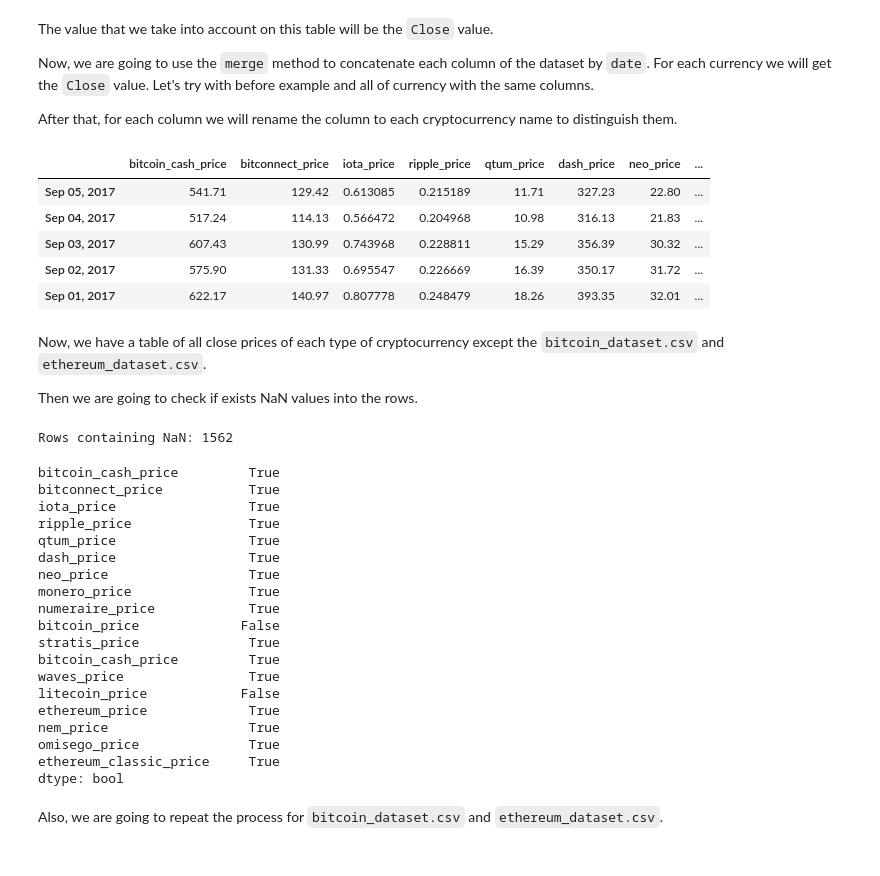
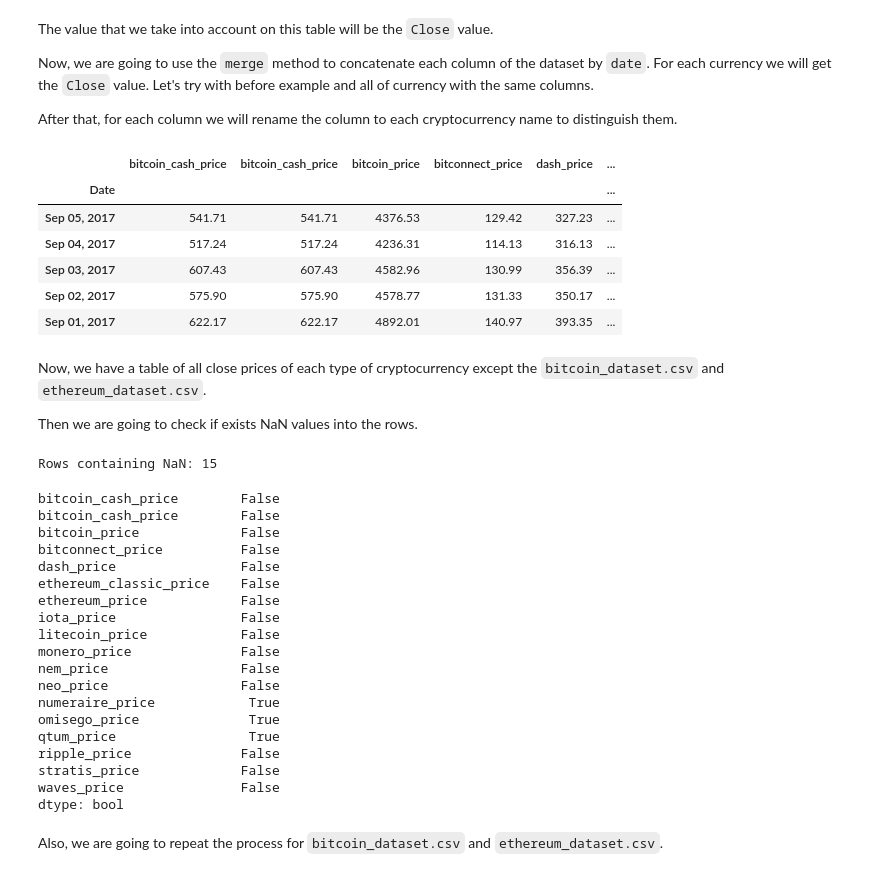
Before and after one commit to danielb05/Basic-Data-Science-UDL, a Jupyter notebook: notebooks/cryptocurrency/2. Data Cleaning.ipynb, the cells around one changed output. Cells and saved outputs as stored; diff of their text form; code cells hidden in the pictures.

```diff
--- a/notebooks/cryptocurrency/2. Data Cleaning.ipynb
+++ b/notebooks/cryptocurrency/2. Data Cleaning.ipynb
@@ -68,34 +66,33 @@ After that, for each column we will rename the column to each cryptocurrency nam
 # %%
 col_list = ["Date", "Close"]
 num = 1
 
 path = r'../../data/raw/cryptocurrencypricehistory'
-files = glob.glob(path + "/*.csv")
+files = DATA_PATH.glob('*.csv')
 
 df_cc = pd.read_csv(DATA_PATH / 'bitcoin_cash_price.csv', index_col='Date', usecols=col_list)
 df_cc.rename(columns={df_cc.columns[0]:'bitcoin_cash_price'}, inplace=True)
 
 for filename in files:
-    if filename != (path + '/bitcoin_dataset.csv') and filename != (path + '/ethereum_dataset.csv'):
-        nf = filename.split('/')
-        nf = nf[5].split('.')
+    if filename.stem != 'bitcoin_dataset' and filename.stem != 'ethereum_dataset':
+        nf = filename.stem
+        df = pd.read_csv(filename, index_col='Date', usecols=col_list)
+        #df_cc = pd.concat([df_cc, df], axis=1)
+        df_cc = df_cc.merge(df, 'left', 'Date')
 
-        df = pd.read_csv(filename, index_col='Date', usecols=col_list)
-        df_cc = pd.concat([df_cc, df], axis=1)
-        #df_cc = df_cc.merge(df['Close'], 'left', 'Date')
-
-        df_cc.rename(columns={df_cc.columns[num]:nf[0]}, inplace=True)
+        df_cc.rename(columns={df_cc.columns[num]:nf}, inplace=True)
 
         num += 1
 
 df_cc.head()
 # %% [output]
-|  | bitcoin_cash_price | bitconnect_price | iota_price | ripple_price | qtum_price | dash_price | neo_price | ... |
-| Sep 05, 2017 | 541.71 | 129.42 | 0.613085 | 0.215189 | 11.71 | 327.23 | 22.80 | ... |
-| Sep 04, 2017 | 517.24 | 114.13 | 0.566472 | 0.204968 | 10.98 | 316.13 | 21.83 | ... |
-| Sep 03, 2017 | 607.43 | 130.99 | 0.743968 | 0.228811 | 15.29 | 356.39 | 30.32 | ... |
-| Sep 02, 2017 | 575.90 | 131.33 | 0.695547 | 0.226669 | 16.39 | 350.17 | 31.72 | ... |
-| Sep 01, 2017 | 622.17 | 140.97 | 0.807778 | 0.248479 | 18.26 | 393.35 | 32.01 | ... |
+|  | bitcoin_cash_price | bitcoin_cash_price | bitcoin_price | bitconnect_price | dash_price | ... |
+| Date |  |  |  |  |  | ... |
+| Sep 05, 2017 | 541.71 | 541.71 | 4376.53 | 129.42 | 327.23 | ... |
+| Sep 04, 2017 | 517.24 | 517.24 | 4236.31 | 114.13 | 316.13 | ... |
+| Sep 03, 2017 | 607.43 | 607.43 | 4582.96 | 130.99 | 356.39 | ... |
+| Sep 02, 2017 | 575.90 | 575.90 | 4578.77 | 131.33 | 350.17 | ... |
+| Sep 01, 2017 | 622.17 | 622.17 | 4892.01 | 140.97 | 393.35 | ... |
 # %% [markdown]
 Now, we have a table of all close prices of each type of cryptocurrency except the `bitcoin_dataset.csv` and `ethereum_dataset.csv`.
 
@@ -104,25 +101,25 @@ Then we are going to check if exists NaN values into the rows.
 print('Rows containing NaN:', df_cc.isna().any(axis=1).sum())
 df_cc.isna().any(axis=0)
 # %% [output]
-Rows containing NaN: 1562
+Rows containing NaN: 15
-bitcoin_cash_price         True
-bitconnect_price           True
-iota_price                 True
-ripple_price               True
+bitcoin_cash_price        False
+bitcoin_cash_price        False
+bitcoin_price             False
+bitconnect_price          False
+dash_price                False
+ethereum_classic_price    False
+ethereum_price            False
+iota_price                False
+litecoin_price            False
+monero_price              False
+nem_price                 False
+neo_price                 False
+numeraire_price            True
+omisego_price              True
 qtum_price                 True
-dash_price                 True
-neo_price                  True
-monero_price               True
-numeraire_price            True
-bitcoin_price             False
-stratis_price              True
-bitcoin_cash_price         True
-waves_price                True
-litecoin_price            False
-ethereum_price             True
-nem_price                  True
-omisego_price              True
-ethereum_classic_price     True
+ripple_price              False
+stratis_price             False
+waves_price               False
 dtype: bool
 # %% [markdown]
 Also, we are going to repeat the process for `bitcoin_dataset.csv` and `ethereum_dataset.csv`.
```
Also changed, not shown: parts of 4 cells of this notebook, 5 other files.
